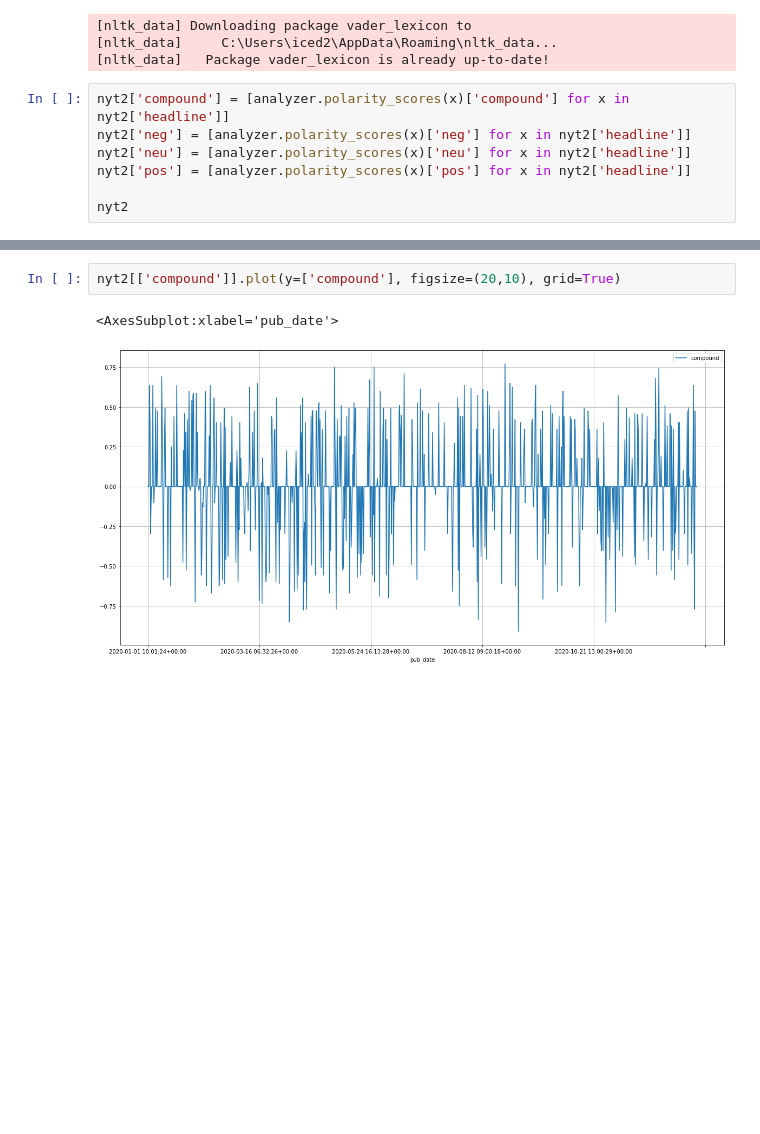
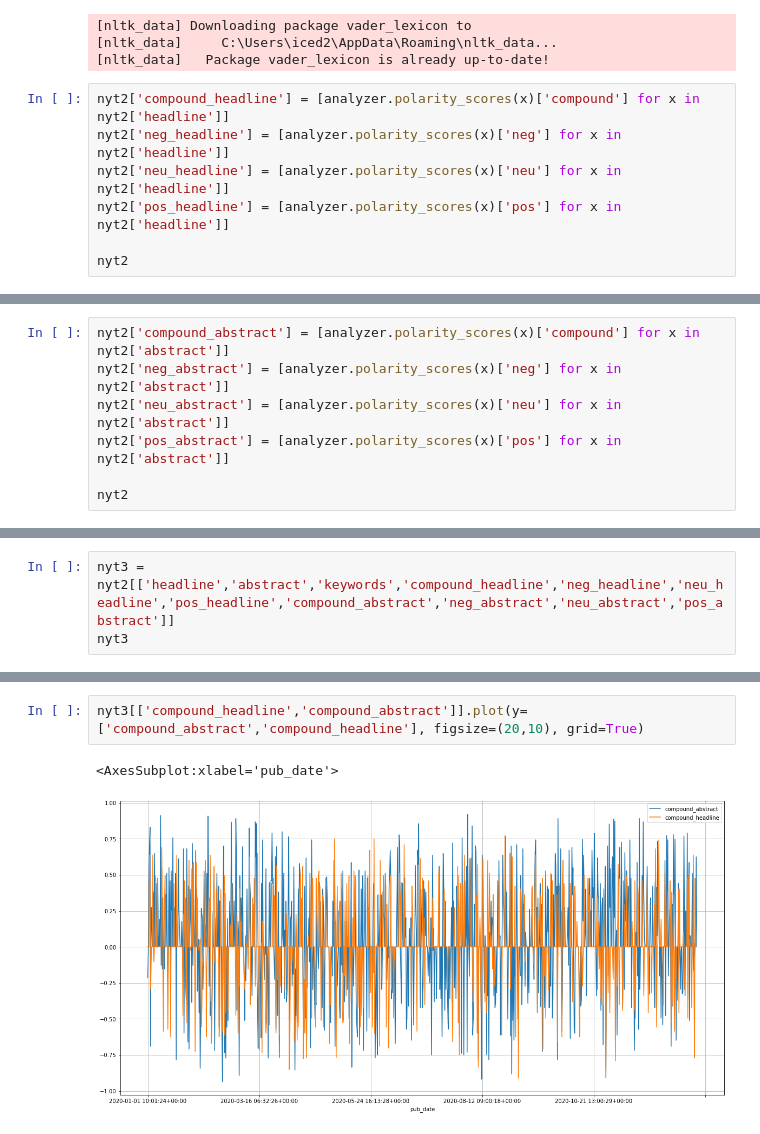
Before and after one commit to DunfrundB/real_estate_ml, a Jupyter notebook: RE_sentiment_analysis.ipynb, the cells around one changed output, grey strips where cells are left out. Cells and saved outputs as stored; diff of their text form; blank space fills up the shorter version.

```diff
--- a/RE_sentiment_analysis.ipynb
+++ b/RE_sentiment_analysis.ipynb
@@ -72,10 +73,10 @@ analyzer = SentimentIntensityAnalyzer()
 [nltk_data]     C:\Users\iced2\AppData\Roaming\nltk_data...
 [nltk_data]   Package vader_lexicon is already up-to-date!
 # %%
-nyt2['compound'] = [analyzer.polarity_scores(x)['compound'] for x in nyt2['headline']]
-nyt2['neg'] = [analyzer.polarity_scores(x)['neg'] for x in nyt2['headline']]
-nyt2['neu'] = [analyzer.polarity_scores(x)['neu'] for x in nyt2['headline']]
-nyt2['pos'] = [analyzer.polarity_scores(x)['pos'] for x in nyt2['headline']]
+nyt2['compound_headline'] = [analyzer.polarity_scores(x)['compound'] for x in nyt2['headline']]
+nyt2['neg_headline'] = [analyzer.polarity_scores(x)['neg'] for x in nyt2['headline']]
+nyt2['neu_headline'] = [analyzer.polarity_scores(x)['neu'] for x in nyt2['headline']]
+nyt2['pos_headline'] = [analyzer.polarity_scores(x)['pos'] for x in nyt2['headline']]
 
 nyt2
 # %% [output]
@@ -113,3 +114,10 @@ See the caveats in the documentation: https://pandas.pydata.org/pandas-docs/stab
 | 2020-12-31 14:00:20+00:00 | Homes for Sale in New York and Co... | This week’s properties include a ... | Real Estate | 0.0000 | 0.000 | 1.000 | 0.000 |
 | 2020-12-31 14:00:24+00:00 | Homes for Sale in Brooklyn, Manha... | This week’s properties are in Dow... | Real Estate | 0.0000 | 0.000 | 1.000 | 0.000 |
 986 rows × 7 columns
+# %%
+nyt2['compound_abstract'] = [analyzer.polarity_scores(x)['compound'] for x in nyt2['abstract']]
+nyt2['neg_abstract'] = [analyzer.polarity_scores(x)['neg'] for x in nyt2['abstract']]
+nyt2['neu_abstract'] = [analyzer.polarity_scores(x)['neu'] for x in nyt2['abstract']]
+nyt2['pos_abstract'] = [analyzer.polarity_scores(x)['pos'] for x in nyt2['abstract']]
+
+nyt2
@@ -115,0 +159,3 @@ See the caveats in the documentation: https://pandas.pydata.org/pandas-docs/stab
+# %%
+nyt3 = nyt2[['headline','abstract','keywords','compound_headline','neg_headline','neu_headline','pos_headline','compound_abstract','neg_abstract','neu_abstract','pos_abstract']]
+nyt3
@@ -116,6 +177,6 @@ See the caveats in the documentation: https://pandas.pydata.org/pandas-docs/stab
 # %%
-nyt2[['compound']].plot(y=['compound'], figsize=(20,10), grid=True)
+nyt3[['compound_headline','compound_abstract']].plot(y=['compound_abstract','compound_headline'], figsize=(20,10), grid=True)
 # %% [output]
 <AxesSubplot:xlabel='pub_date'>
-[figure, old version]
+[figure, new version]
 # %%
```
Also changed, not shown: parts of 5 cells of this notebook.
